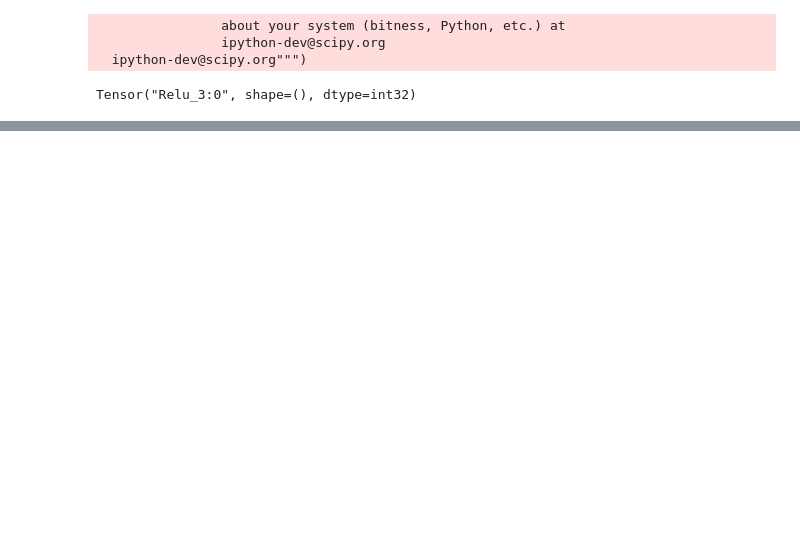
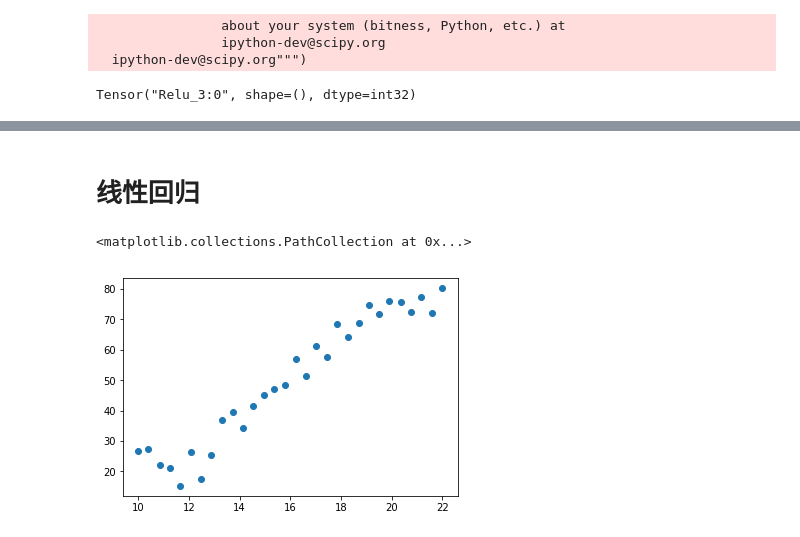
Before and after one commit to xiaoxx970/junpeng, a Jupyter notebook: play with deeplearning/create neural network from sketch.ipynb, the cells around one changed output, grey strips where cells are left out. Saved outputs shown, nothing was run; the diff lists cells and outputs as text; code cells hidden in the pictures; blank space fills up the shorter version.

```diff
--- a/play with deeplearning/create neural network from sketch.ipynb
+++ b/play with deeplearning/create neural network from sketch.ipynb
@@ -100,0 +101,2 @@ Epoch 6/12
+# %% [markdown]
+# 线性回归
@@ -100,0 +110,8 @@ Epoch 6/12
+# %%
+data = pd.read_csv('data/Income1.csv')
+x = data.Education
+y = data.Income
+plt.scatter(x,y)
+# %% [output]
+<matplotlib.collections.PathCollection at 0x...>
+[figure, added]
```
Also changed, not shown: parts of 35 cells of this notebook, 12 other files.
